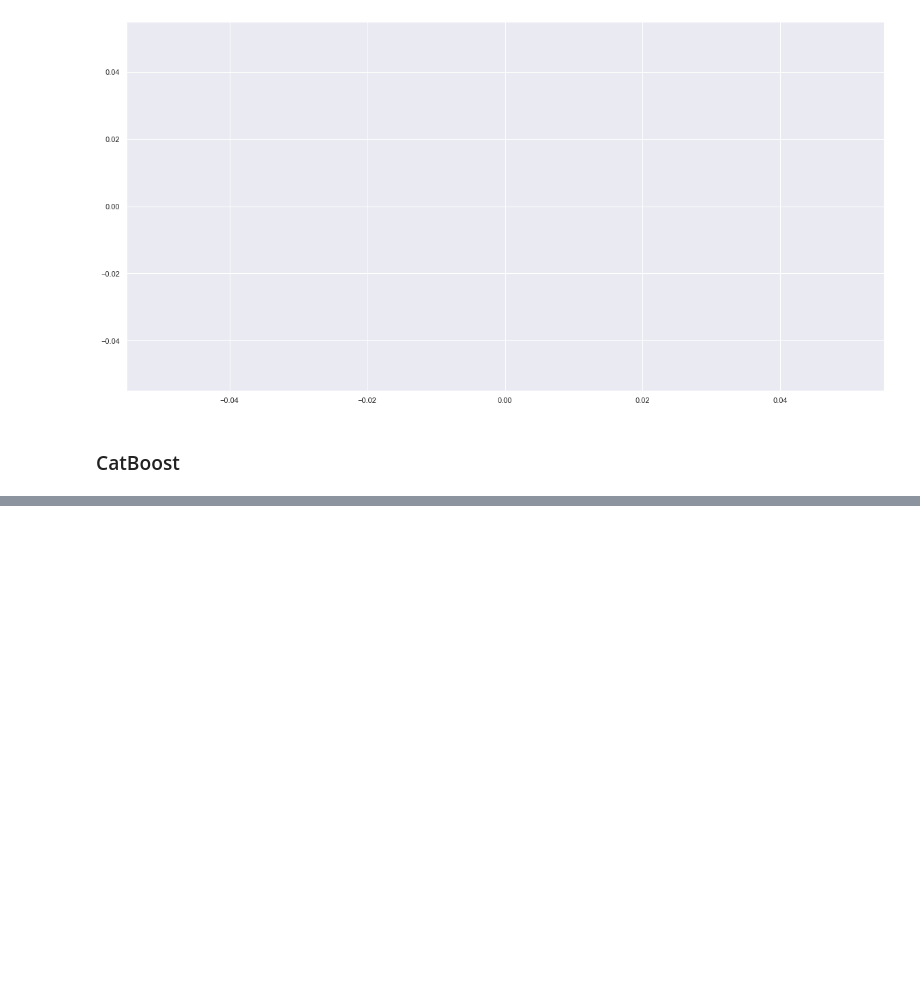
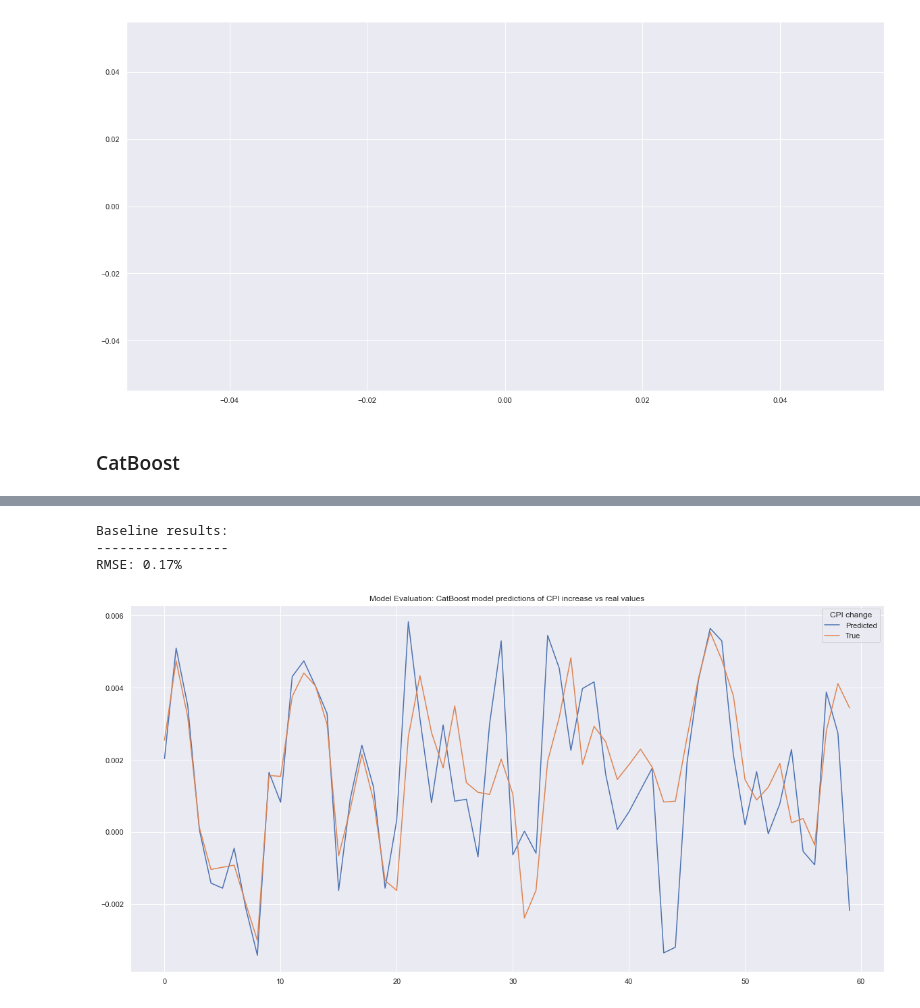
Before and after one commit to LeoSaffron/Inflation-Prediction, a Jupyter notebook: Inflation.ipynb, the cells around one changed output, grey strips where cells are left out. Saved outputs shown, nothing was run; the diff lists cells and outputs as text; code cells hidden in the pictures; blank space fills up the shorter version.

```diff
--- a/Inflation.ipynb
+++ b/Inflation.ipynb
@@ -730,5 +722,18 @@ model_catboost.score(X_test, y_test)
 # %%
 y_pred_catboost = model_catboost.predict(X_test)
+# %%
+print('Baseline results:')
+print('-----------------')
+print('RMSE: {:.2%}'.format(mean_squared_error(y_pred_catboost, y_test, squared=False)))
+# %% [output]
+Baseline results:
+-----------------
+RMSE: 0.17%
 # %%
 plt.plot(y_test.reset_index(drop=True))
 plt.plot(y_pred_catboost)
+plt.legend(labels=["Predicted","True"], title = "CPI change")
+plt.title('Model Evaluation: CatBoost model predictions of CPI increase vs real values')
+plt.show()
+# %% [output]
+[figure, added]
```
Also changed, not shown: parts of 77 cells of this notebook.
